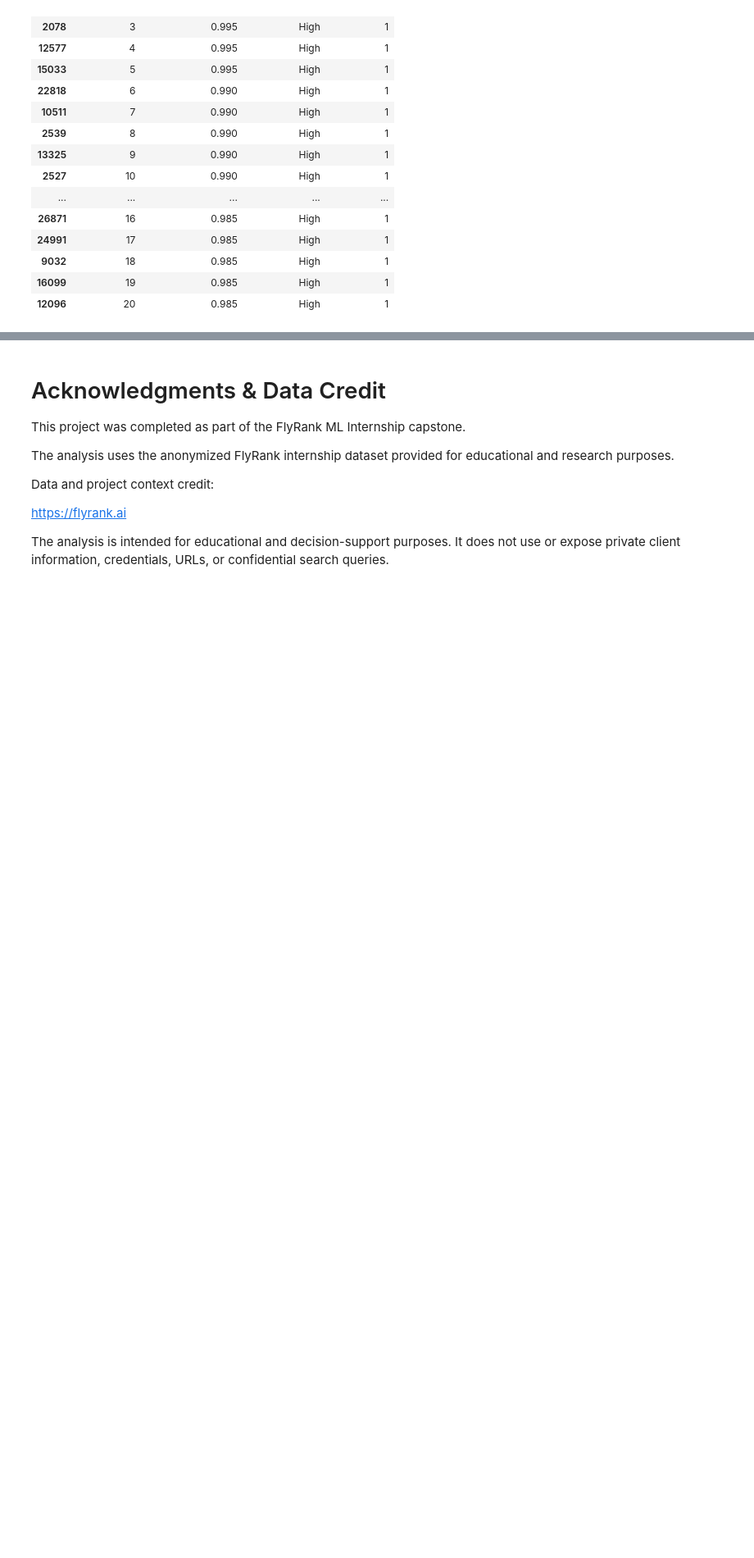
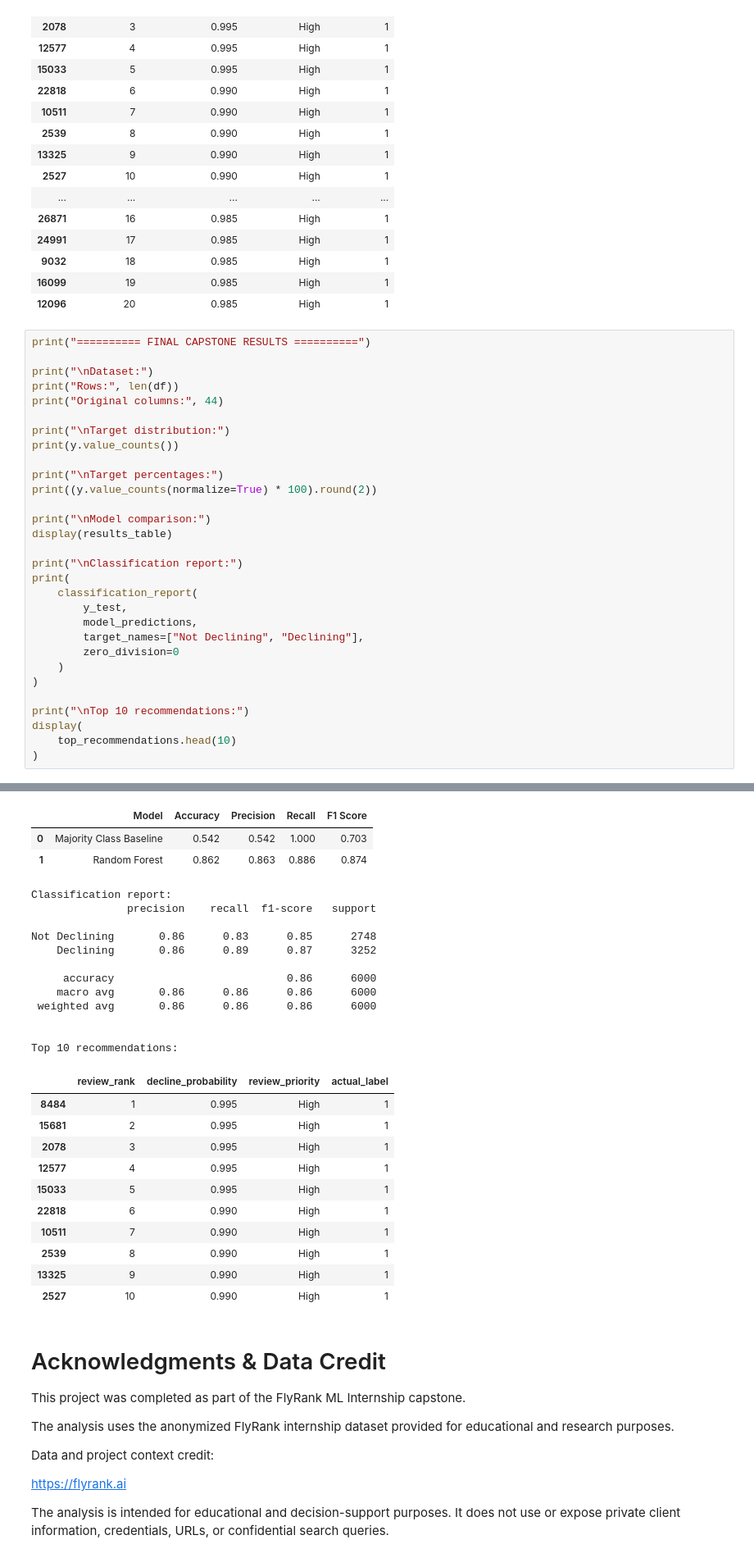
Before and after one commit to aijaz-khalique/flyrank-machine-learning-internship, a Jupyter notebook: work/notebooks/capstone.ipynb, the cells around one changed output, grey strips where cells are left out. Shown at 82% size. Drawn from its saved outputs; the diff is of its cells as text; blank space fills up the shorter version.

```diff
--- a/work/notebooks/capstone.ipynb
+++ b/work/notebooks/capstone.ipynb
@@ -862,3 +862,34 @@ display(top_recommendations)
 | 9032 | 18 | 0.985 | High | 1 |
 | 16099 | 19 | 0.985 | High | 1 |
 | 12096 | 20 | 0.985 | High | 1 |
+# %%
+print("========== FINAL CAPSTONE RESULTS ==========")
+
+print("\nDataset:")
+print("Rows:", len(df))
+print("Original columns:", 44)
+
+print("\nTarget distribution:")
+print(y.value_counts())
+
+print("\nTarget percentages:")
+print((y.value_counts(normalize=True) * 100).round(2))
+
+print("\nModel comparison:")
+display(results_table)
+
+print("\nClassification report:")
+print(
+    classification_report(
+        y_test,
+        model_predictions,
+        target_names=["Not Declining", "Declining"],
+        zero_division=0
+    )
+)
+
+print("\nTop 10 recommendations:")
+display(
+    top_recommendations.head(10)
+)
+# %% [output]
@@ -865,3 +915,29 @@ display(top_recommendations)
+|  | Model | Accuracy | Precision | Recall | F1 Score |
+| 0 | Majority Class Baseline | 0.542 | 0.542 | 1.000 | 0.703 |
+| 1 | Random Forest | 0.862 | 0.863 | 0.886 | 0.874 |
+Classification report:
+               precision    recall  f1-score   support
+
+Not Declining       0.86      0.83      0.85      2748
+    Declining       0.86      0.89      0.87      3252
+
+     accuracy                           0.86      6000
+    macro avg       0.86      0.86      0.86      6000
+ weighted avg       0.86      0.86      0.86      6000
+
+
+Top 10 recommendations:
+|  | review_rank | decline_probability | review_priority | actual_label |
+| 8484 | 1 | 0.995 | High | 1 |
+| 15681 | 2 | 0.995 | High | 1 |
+| 2078 | 3 | 0.995 | High | 1 |
+| 12577 | 4 | 0.995 | High | 1 |
+| 15033 | 5 | 0.995 | High | 1 |
+| 22818 | 6 | 0.990 | High | 1 |
+| 10511 | 7 | 0.990 | High | 1 |
+| 2539 | 8 | 0.990 | High | 1 |
+| 13325 | 9 | 0.990 | High | 1 |
+| 2527 | 10 | 0.990 | High | 1 |
 # %% [markdown]
 # Acknowledgments & Data Credit
 
```
Also changed, not shown: parts of 1 cell of this notebook.
